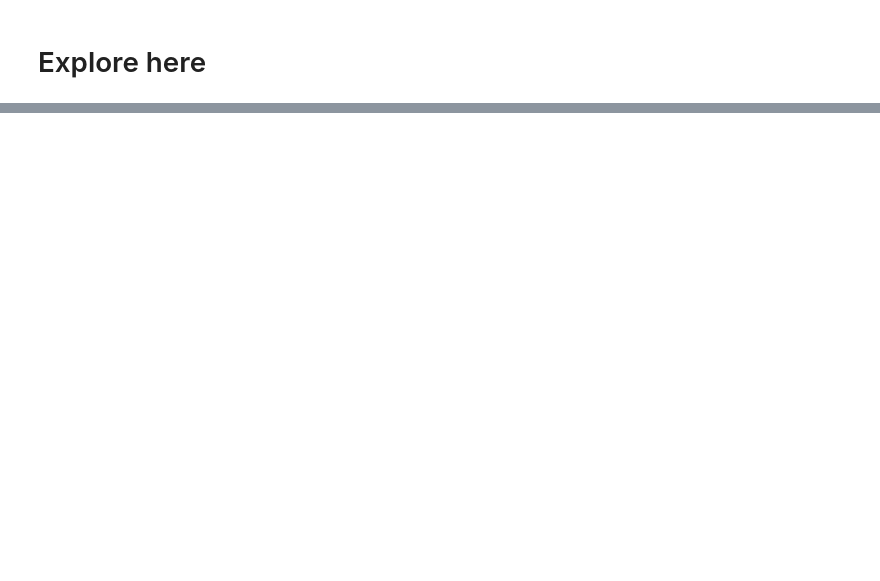
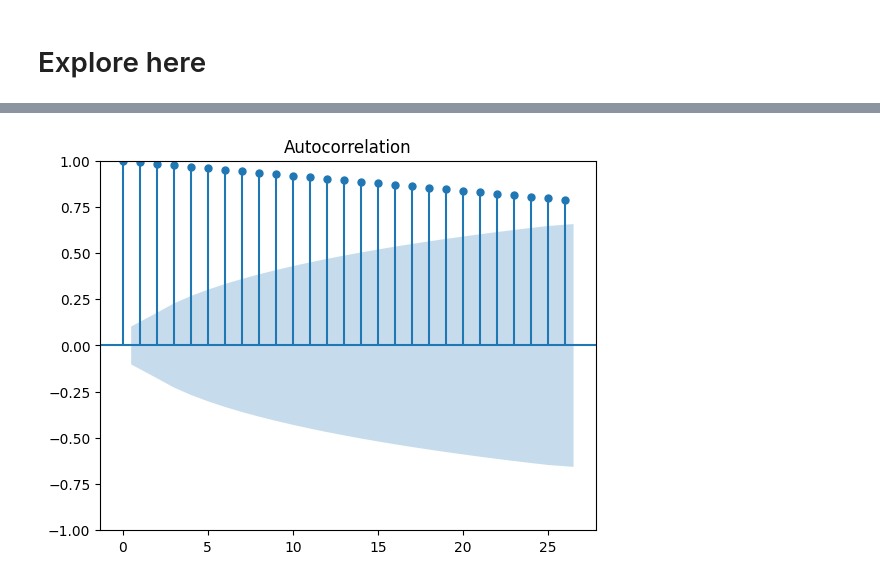
Before and after one commit to drkekstar/TSA-carlos-salinas, a Jupyter notebook: src/explore.ipynb, the cells around one changed output, grey strips where cells are left out. Cells and saved outputs as stored; diff of their text form; code cells hidden in the pictures; blank space fills up the shorter version.

```diff
--- a/src/explore.ipynb
+++ b/src/explore.ipynb
@@ -45,5 +95,7 @@ test_stationarity(ts)
 # %%
 from statsmodels.graphics.tsaplots import plot_acf
 
-plot_acf(ts)
+plot_acf(df)
 plt.show()
+# %% [output]
+[figure, added]
```
Also changed, not shown: parts of 11 cells of this notebook.
